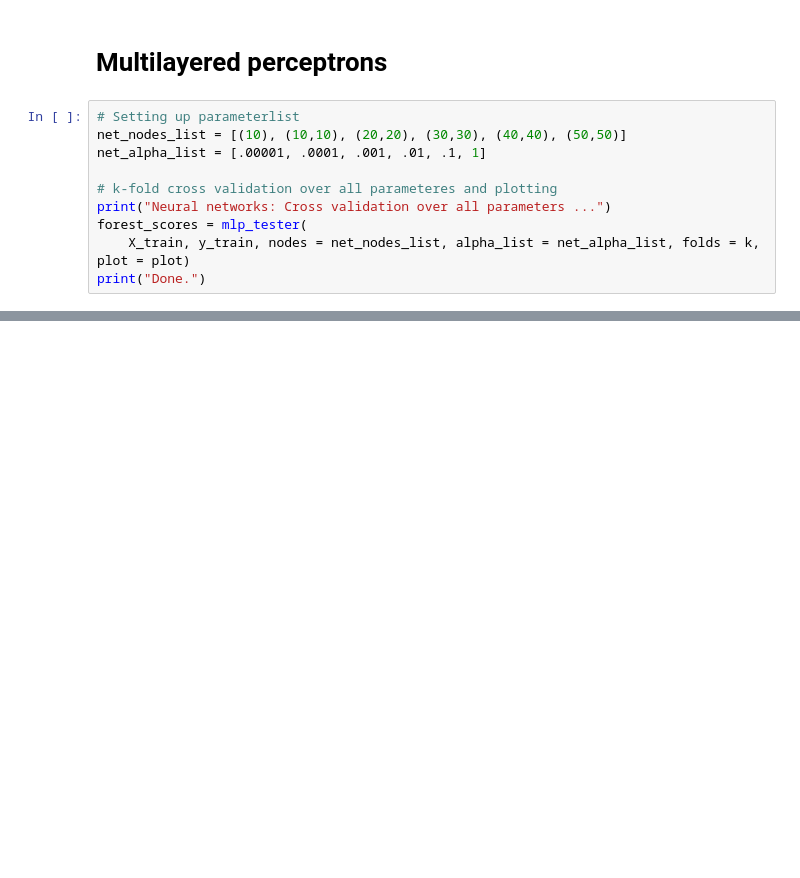
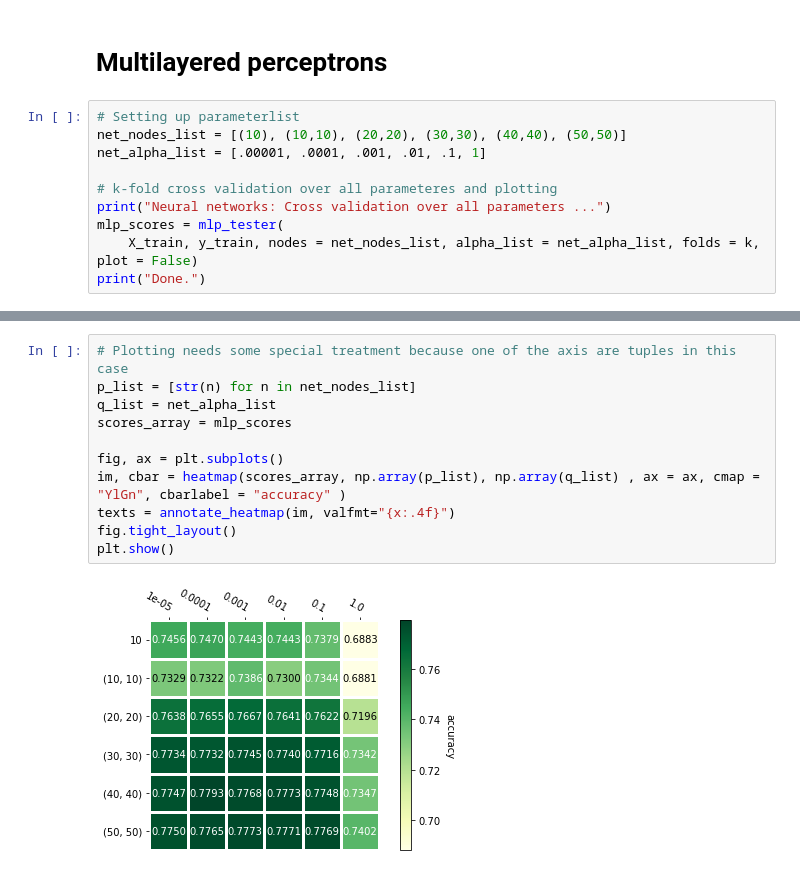
Before and after one commit to jonabaa/Project3, a Jupyter notebook: Testing all four methods over parameters.ipynb, the cells around one changed output, grey strips where cells are left out. Cells and saved outputs as stored; diff of their text form; blank space fills up the shorter version.

```diff
--- a/Testing all four methods over parameters.ipynb
+++ b/Testing all four methods over parameters.ipynb
@@ -78,8 +78,8 @@ net_alpha_list = [.00001, .0001, .001, .01, .1, 1]
 
 # k-fold cross validation over all parameteres and plotting
 print("Neural networks: Cross validation over all parameters ...")
-forest_scores = mlp_tester(
-    X_train, y_train, nodes = net_nodes_list, alpha_list = net_alpha_list, folds = k, plot = plot)
+mlp_scores = mlp_tester(
+    X_train, y_train, nodes = net_nodes_list, alpha_list = net_alpha_list, folds = k, plot = False)
 print("Done.")
 # %% [output]
 Neural networks: Cross validation over all parameters ...
@@ -100,0 +101,13 @@ Neural networks: Cross validation over all parameters ...
+# %%
+# Plotting needs some special treatment because one of the axis are tuples in this case
+p_list = [str(n) for n in net_nodes_list]
+q_list = net_alpha_list
+scores_array = mlp_scores
+
+fig, ax = plt.subplots()
+im, cbar = heatmap(scores_array, np.array(p_list), np.array(q_list) , ax = ax, cmap = "YlGn", cbarlabel = "accuracy" )
+texts = annotate_heatmap(im, valfmt="{x:.4f}")
+fig.tight_layout()
+plt.show()
+# %% [output]
+[figure, added]
```
Also changed, not shown: parts of 1 cell of this notebook.
